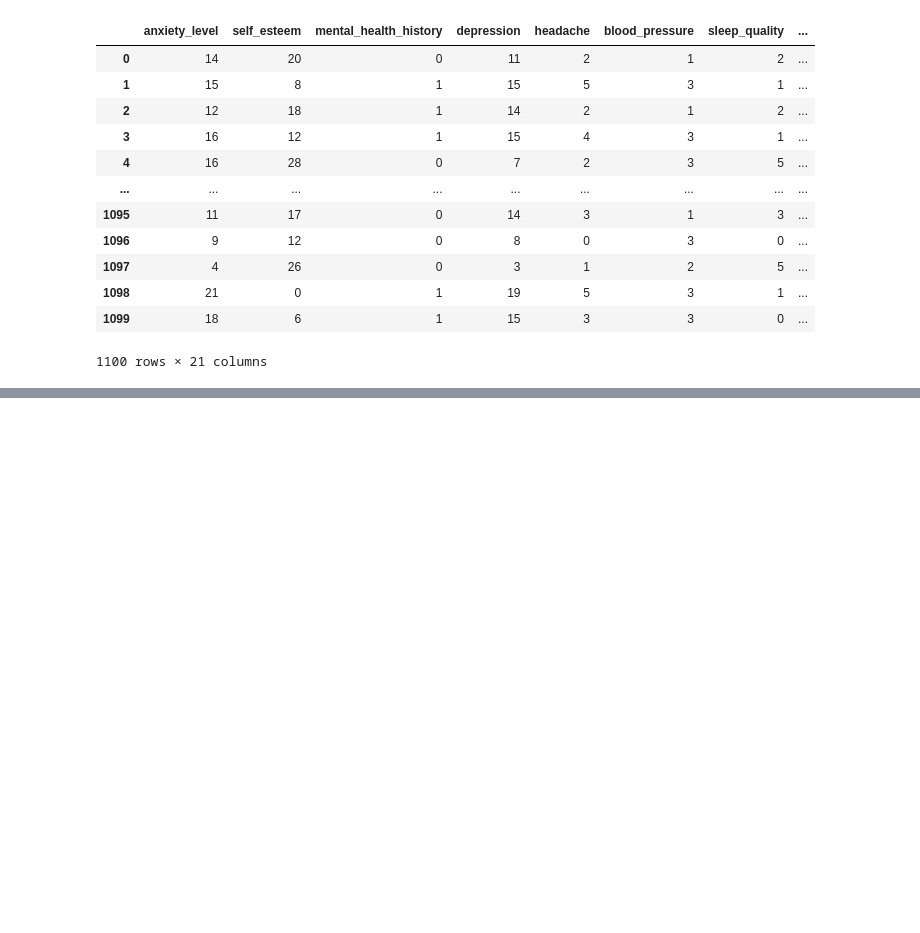
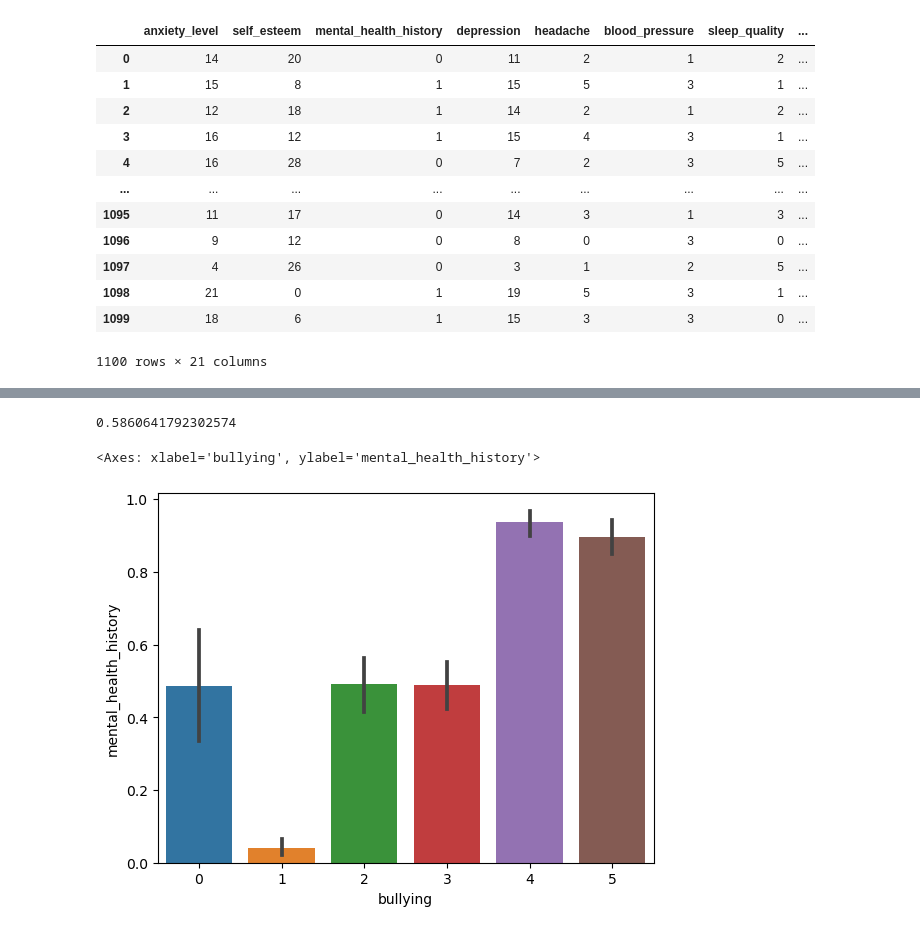
Before and after one commit to Time4045/Studens-Stress-Factors-Data, a Jupyter notebook: Students Stress Factors.ipynb, the cells around one changed output, grey strips where cells are left out. Drawn from its saved outputs; the diff is of its cells as text; code cells hidden in the pictures; blank space fills up the shorter version.

```diff
--- a/Students Stress Factors.ipynb
+++ b/Students Stress Factors.ipynb
@@ -84,0 +88,9 @@ data_of_stress['anxiety_level'].corr(data_of_stress['study_load'])
+# %%
+data_of_stress['anxiety_level'].corr(data_of_stress['study_load'])
+# %% [output]
+0.5860641792302574
+# %%
+sns.barplot(x='bullying',y='mental_health_history', data=data_of_stress)
+# %% [output]
+<Axes: xlabel='bullying', ylabel='mental_health_history'>
+[figure, added]
```
Also changed, not shown: parts of 21 cells of this notebook.
